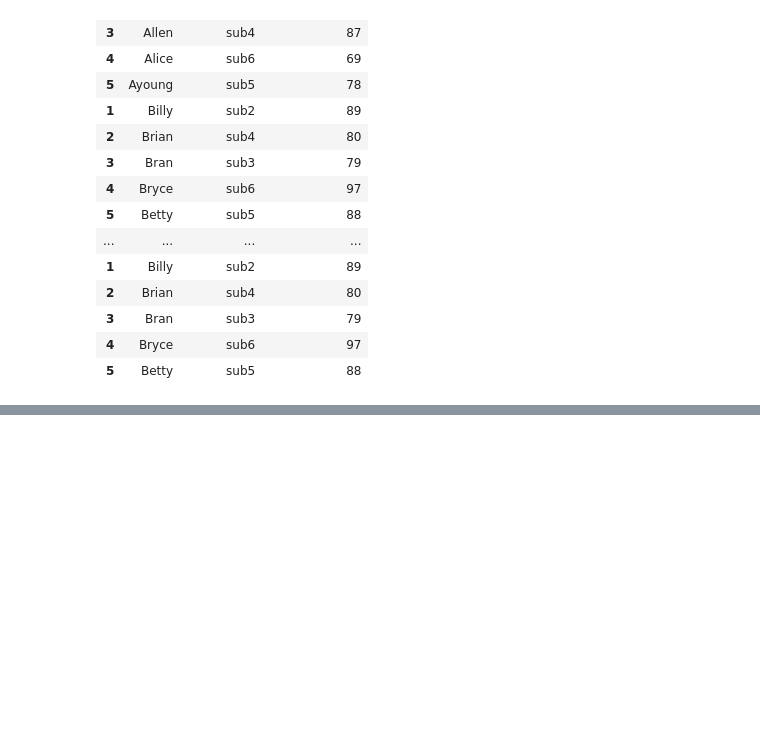
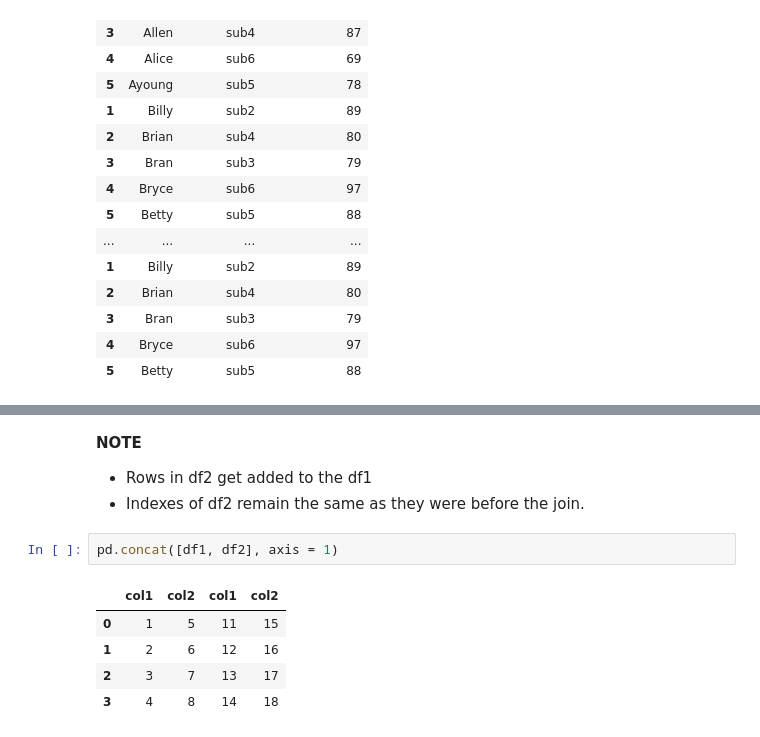
Before and after one commit to manaswikamila05/Python, a Jupyter notebook: 6. Pandas.ipynb, the cells around one changed output, grey strips where cells are left out. Saved outputs shown, nothing was run; the diff lists cells and outputs as text; blank space fills up the shorter version.

```diff
--- a/6. Pandas.ipynb
+++ b/6. Pandas.ipynb
@@ -2074,0 +2109,13 @@ one.append([two,one,two])
+# %% [markdown]
+**NOTE**
+
+- Rows in df2 get added to the df1
+- Indexes of df2 remain the same as they were before the join.
+# %%
+pd.concat([df1, df2], axis = 1)
+# %% [output]
+|  | col1 | col2 | col1 | col2 |
+| 0 | 1 | 5 | 11 | 15 |
+| 1 | 2 | 6 | 12 | 16 |
+| 2 | 3 | 7 | 13 | 17 |
+| 3 | 4 | 8 | 14 | 18 |
```
Also changed, not shown: parts of 32 cells of this notebook.
